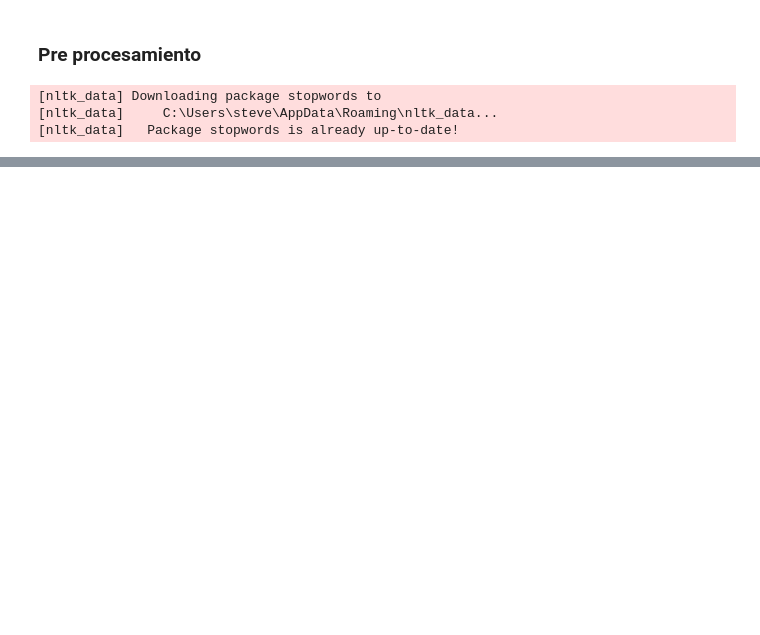
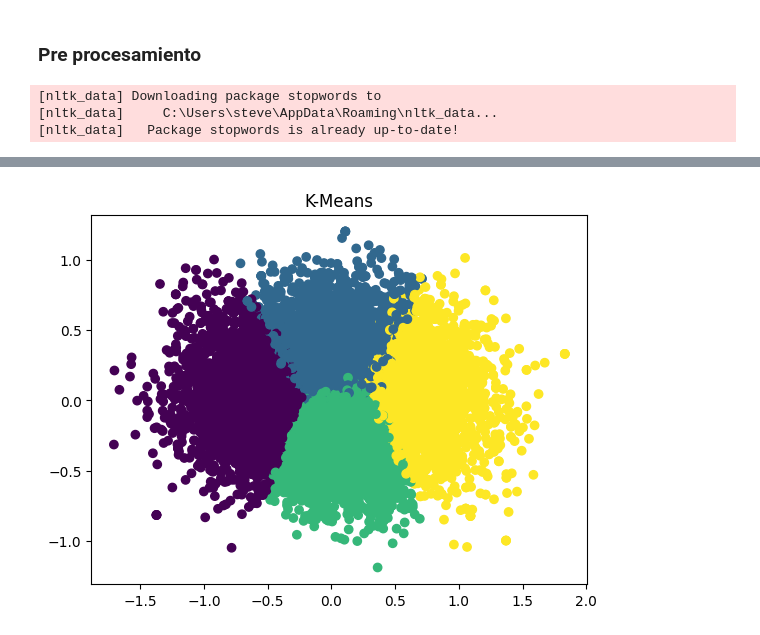
Before and after one commit to Stevennns/Proyecto-Mineria-de-datos-2023-1, a Jupyter notebook: magnitud.ipynb, the cells around one changed output, grey strips where cells are left out. Saved outputs shown, nothing was run; the diff lists cells and outputs as text; code cells hidden in the pictures; blank space fills up the shorter version.

```diff
--- a/magnitud.ipynb
+++ b/magnitud.ipynb
@@ -239,0 +302,29 @@ magnitud = {} #hacer un calculo según los datos arriba
+# %%
+
+
+# 1. Selección del algoritmo de clustering
+n_clusters = 4  # Número de clusters deseado
+
+# 2. Entrenamiento del modelo de clustering
+kmeans = KMeans(n_clusters=n_clusters, random_state=42)
+kmeans.fit(X_train_embeddings)
+
+# 3. Predicción de clusters
+train_clusters = kmeans.predict(X_train_embeddings)
+test_clusters = kmeans.predict(X_test_embeddings)
+
+# 4. Evaluación del clustering
+train_silhouette_score = silhouette_score(X_train_embeddings, train_clusters)
+test_silhouette_score = silhouette_score(X_test_embeddings, test_clusters)
+
+print("Silhouette Score (train):", train_silhouette_score)
+print("Silhouette Score (test):", test_silhouette_score)
+
+# 5. Interpretación de los clusters
+cluster_labels = kmeans.labels_
+df_clusters = pd.DataFrame({'text': X_train, 'cluster_label': cluster_labels})
+for cluster_label in range(n_clusters):
+    cluster_samples = df_clusters[df_clusters['cluster_label'] == cluster_label]['text']
+    print("Cluster", cluster_label)
+    print(cluster_samples)
+    print()
@@ -239,0 +349,14 @@ magnitud = {} #hacer un calculo según los datos arriba
+# %%
+
+from sklearn.decomposition import PCA
+pca = PCA(n_components=2).fit(X_train_embeddings)
+df_pca = pca.transform(X_train_embeddings)
+
+#scatter para cada caso
+
+
+plt.scatter(df_pca[:, 0], df_pca[:, 1], c=kmeans.labels_)
+plt.title("K-Means")
+plt.show()
+# %% [output]
+[figure, added]
```
Also changed, not shown: parts of 16 cells of this notebook.
